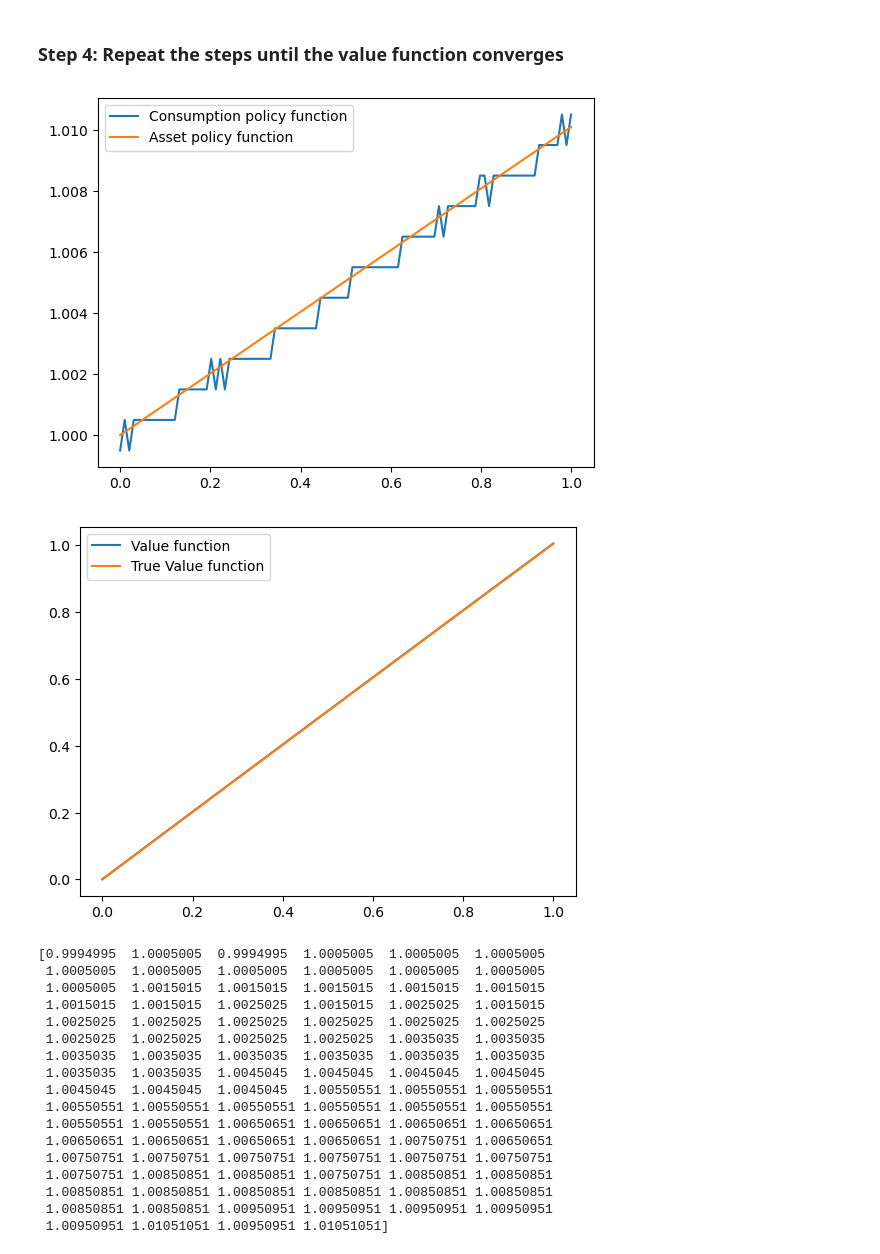
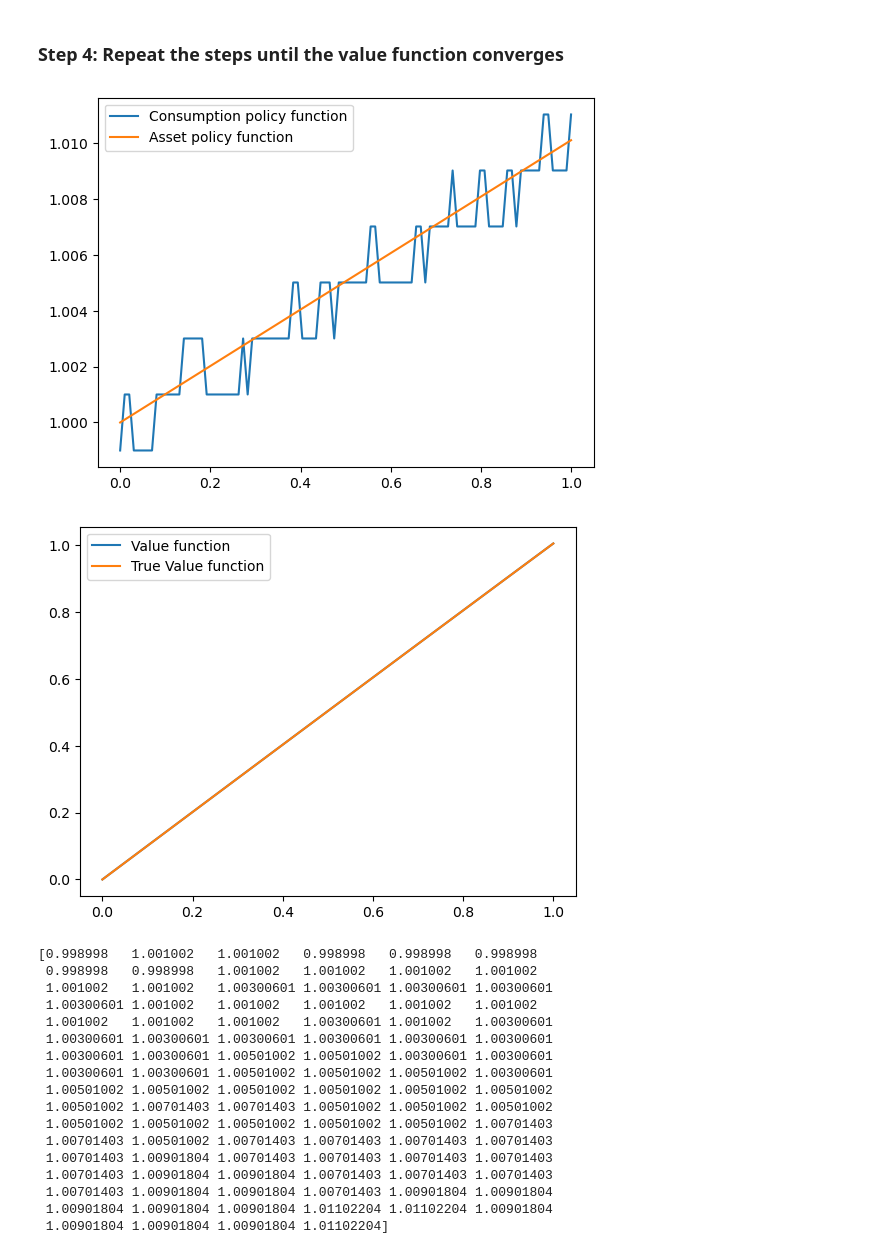
Before and after one commit to johanneswieland/281-Computational, a Jupyter notebook: Introduction/dynamicprogramming.ipynb, the cells around one changed output. Drawn from its saved outputs; the diff is of its cells as text; code cells hidden in the pictures.

```diff
--- a/Introduction/dynamicprogramming.ipynb
+++ b/Introduction/dynamicprogramming.ipynb
@@ -226,7 +226,7 @@ def utility(c):
     return np.log(c)
 
 # we need to solve for the optimal consumption choice. we will do this the complicated way now, and the much easier way later. we will try all possible consumption choices and find the one that maximizes utility.
-c_candidates = y + np.linspace(-0.5, 2, 1000)
+c_candidates = y + np.linspace(-0.5, 0.5, 500)
 
 # matrix that holds a' given c_candidates and a
 # Note: columns are a, and rows are c_candidates.
@@ -260,65 +260,46 @@ plt.show()
 # %%
 # repeat the process until the value function converges
 max_iter = 2000
 tolerance = 1e-5
 iteration = 0
 
 v_new = v0
 
-beta = 0.99
-r = (1/beta) - 1
-y = 1
-amin = 0
-amax = 1
-grid_size = 100
 
-c_candidates = y + np.linspace(-0.5, 0.5, 1000)
 
 # loop until the value function converges and plot policy function and value function
-while iteration < max_iter:
-    v_old = v_new
-    a_prime_candidates = (1+r)*a[np.newaxis, :] + y - c_candidates[:, np.newaxis]
-    f_interp = interp1d(a, v_old, kind='linear', bounds_error=False, fill_value=(-10000, 0))
-    v_prime_candidates = f_interp(a_prime_candidates)
-    utility_values = utility(c_candidates[:, np.newaxis]) + beta * v_prime_candidates
-    c_index = np.argmax(utility_values, axis=0)
-    c = c_candidates[c_index]
-    v_new = np.max(utility_values, axis=0)
 
-    if np.max(np.abs(v_new - v_old)) < tolerance:
-        break
-    iteration += 1
 
-# plot consumption against true consumption function
-plt.plot(a, c, label='Consumption policy function')
-plt.plot(a, y + r * a, label='Asset policy function')
-plt.legend()
-plt.show()
+# # plot consumption against true consumption function
+# plt.plot(a, c, label='Consumption policy function')
+# plt.plot(a, y + r * a, label='Asset policy function')
+# plt.legend()
+# plt.show()
 
-# plot value function
-plt.plot(a, v_new, label='Value function')
-plt.plot(a, utility(y + r * a) / (1-beta), label='True Value function')
-plt.legend()
-plt.show()
+# # plot value function
+# plt.plot(a, v_new, label='Value function')
+# plt.plot(a, utility(y + r * a) / (1-beta), label='True Value function')
+# plt.legend()
+# plt.show()
 
 print(c)
 # %% [output]
-[figure, old version]
+[figure, new version]
 [figure]
-[0.9994995  1.0005005  0.9994995  1.0005005  1.0005005  1.0005005
- 1.0005005  1.0005005  1.0005005  1.0005005  1.0005005  1.0005005
- 1.0005005  1.0015015  1.0015015  1.0015015  1.0015015  1.0015015
- 1.0015015  1.0015015  1.0025025  1.0015015  1.0025025  1.0015015
- 1.0025025  1.0025025  1.0025025  1.0025025  1.0025025  1.0025025
- 1.0025025  1.0025025  1.0025025  1.0025025  1.0035035  1.0035035
- 1.0035035  1.0035035  1.0035035  1.0035035  1.0035035  1.0035035
- 1.0035035  1.0035035  1.0045045  1.0045045  1.0045045  1.0045045
- 1.0045045  1.0045045  1.0045045  1.00550551 1.00550551 1.00550551
- 1.00550551 1.00550551 1.00550551 1.00550551 1.00550551 1.00550551
- 1.00550551 1.00550551 1.00650651 1.00650651 1.00650651 1.00650651
- 1.00650651 1.00650651 1.00650651 1.00650651 1.00750751 1.00650651
- 1.00750751 1.00750751 1.00750751 1.00750751 1.00750751 1.00750751
- 1.00750751 1.00850851 1.00850851 1.00750751 1.00850851 1.00850851
- 1.00850851 1.00850851 1.00850851 1.00850851 1.00850851 1.00850851
- 1.00850851 1.00850851 1.00950951 1.00950951 1.00950951 1.00950951
- 1.00950951 1.01051051 1.00950951 1.01051051]
+[0.998998   1.001002   1.001002   0.998998   0.998998   0.998998
+ 0.998998   0.998998   1.001002   1.001002   1.001002   1.001002
+ 1.001002   1.001002   1.00300601 1.00300601 1.00300601 1.00300601
+ 1.00300601 1.001002   1.001002   1.001002   1.001002   1.001002
+ 1.001002   1.001002   1.001002   1.00300601 1.001002   1.00300601
+ 1.00300601 1.00300601 1.00300601 1.00300601 1.00300601 1.00300601
+ 1.00300601 1.00300601 1.00501002 1.00501002 1.00300601 1.00300601
+ 1.00300601 1.00300601 1.00501002 1.00501002 1.00501002 1.00300601
+ 1.00501002 1.00501002 1.00501002 1.00501002 1.00501002 1.00501002
+ 1.00501002 1.00701403 1.00701403 1.00501002 1.00501002 1.00501002
+ 1.00501002 1.00501002 1.00501002 1.00501002 1.00501002 1.00701403
+ 1.00701403 1.00501002 1.00701403 1.00701403 1.00701403 1.00701403
+ 1.00701403 1.00901804 1.00701403 1.00701403 1.00701403 1.00701403
+ 1.00701403 1.00901804 1.00901804 1.00701403 1.00701403 1.00701403
+ 1.00701403 1.00901804 1.00901804 1.00701403 1.00901804 1.00901804
+ 1.00901804 1.00901804 1.00901804 1.01102204 1.01102204 1.00901804
+ 1.00901804 1.00901804 1.00901804 1.01102204]
```
